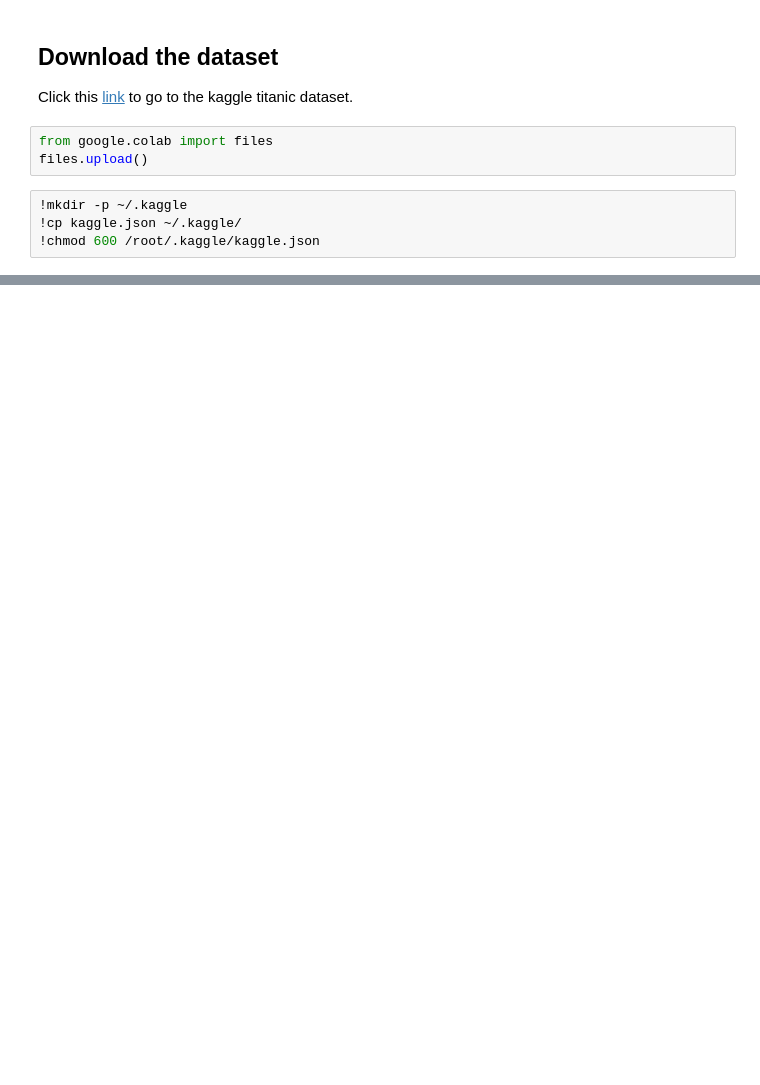
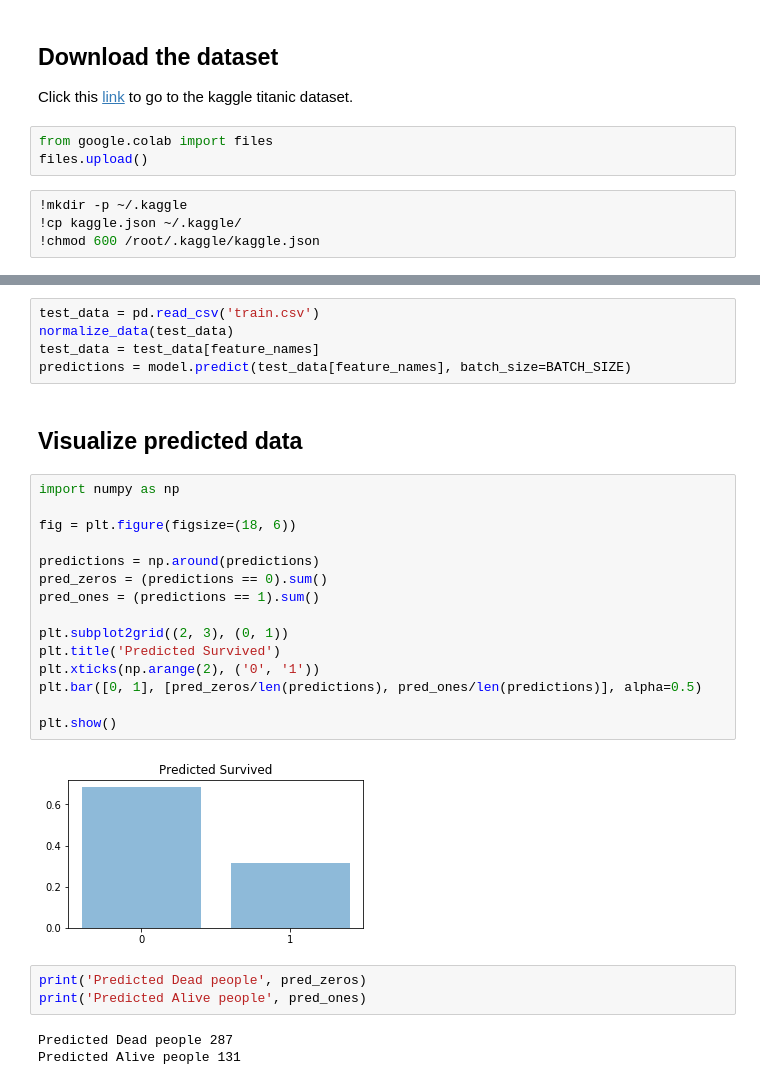
Before and after one commit to FlorianWoelki/titanic_classification, a Jupyter notebook: titanic_classification.ipynb, the cells around one changed output, grey strips where cells are left out. Saved outputs shown, nothing was run; the diff lists cells and outputs as text; blank space fills up the shorter version.

```diff
--- a/titanic_classification.ipynb
+++ b/titanic_classification.ipynb
@@ -55,0 +176,30 @@ df.head(10)
+# %%
+test_data = pd.read_csv('train.csv')
+normalize_data(test_data)
+test_data = test_data[feature_names]
+predictions = model.predict(test_data[feature_names], batch_size=BATCH_SIZE)
+# %% [markdown]
+## Visualize predicted data
+# %%
+import numpy as np
+
+fig = plt.figure(figsize=(18, 6))
+
+predictions = np.around(predictions)
+pred_zeros = (predictions == 0).sum()
+pred_ones = (predictions == 1).sum()
+
+plt.subplot2grid((2, 3), (0, 1))
+plt.title('Predicted Survived')
+plt.xticks(np.arange(2), ('0', '1'))
+plt.bar([0, 1], [pred_zeros/len(predictions), pred_ones/len(predictions)], alpha=0.5)
+
+plt.show()
+# %% [output]
+[figure, added]
+# %%
+print('Predicted Dead people', pred_zeros)
+print('Predicted Alive people', pred_ones)
+# %% [output]
+Predicted Dead people 287
+Predicted Alive people 131
```
Also changed, not shown: parts of 16 cells of this notebook.
